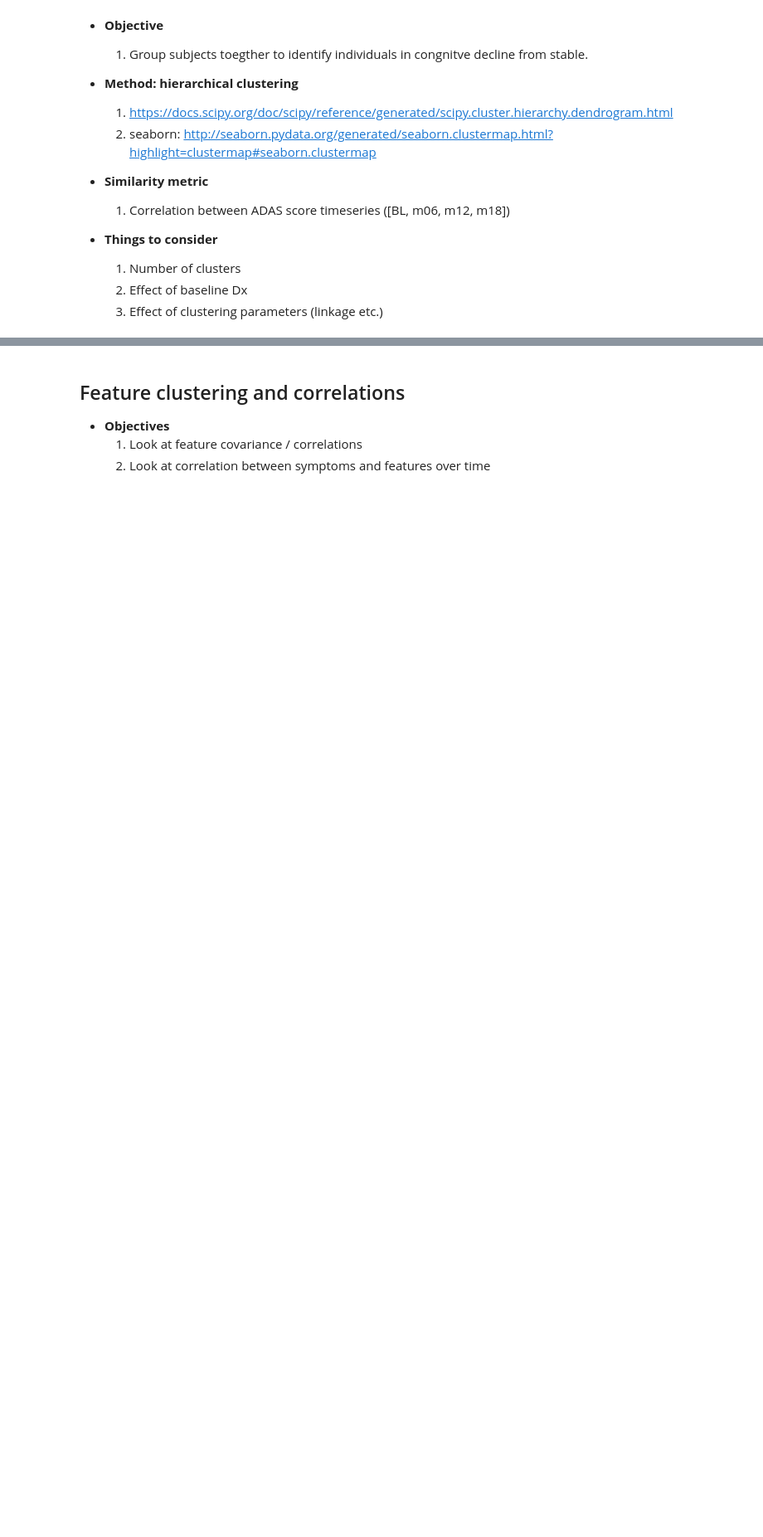
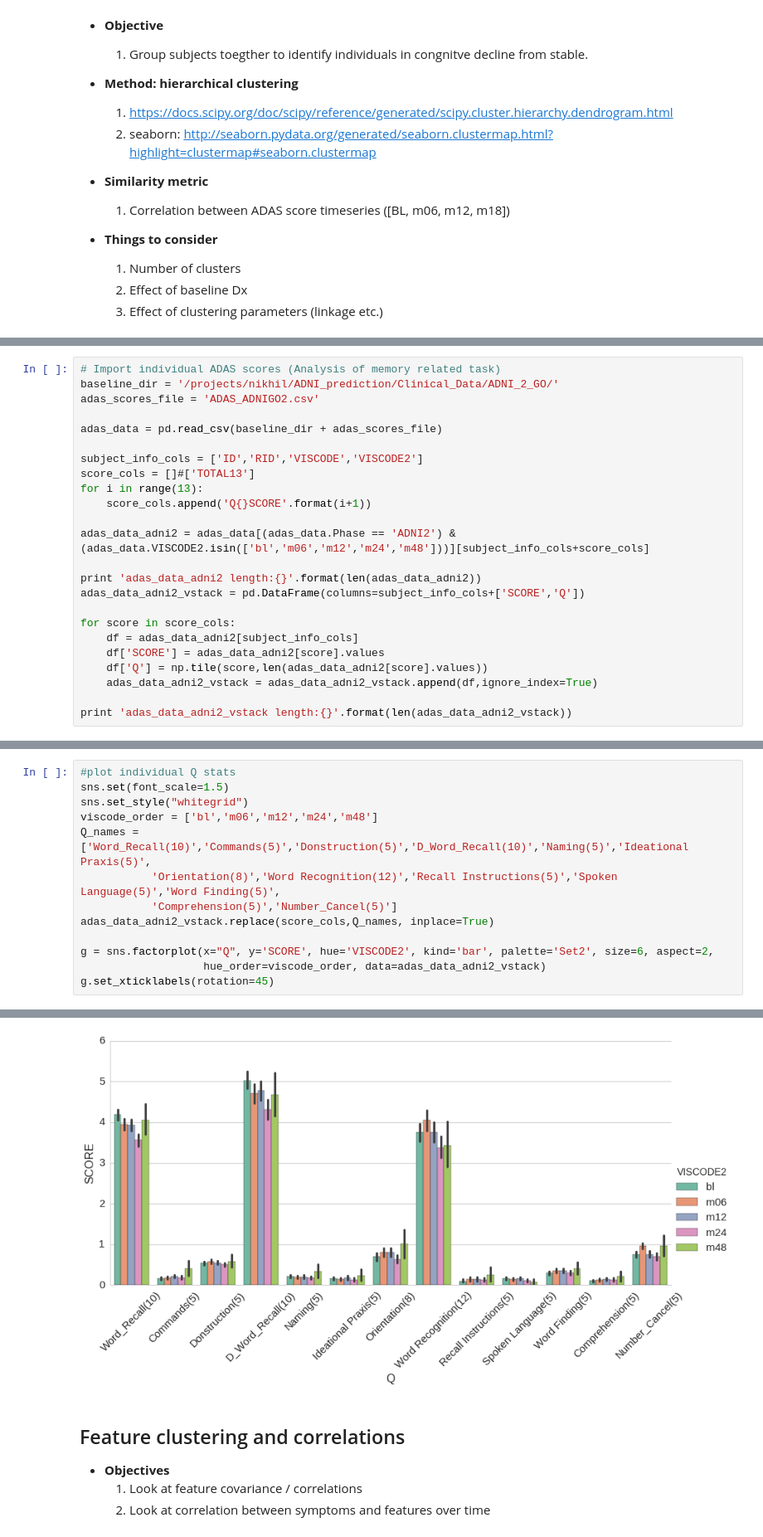
Before and after one commit to TIGRLab/NI-ML, a Jupyter notebook: models/notebooks/ADNI_longitudinal_stats.ipynb, the cells around one changed output, grey strips where cells are left out. Shown at 83% size. Cells and saved outputs as stored; diff of their text form; blank space fills up the shorter version.

```diff
--- a/models/notebooks/ADNI_longitudinal_stats.ipynb
+++ b/models/notebooks/ADNI_longitudinal_stats.ipynb
@@ -377,0 +432,24 @@ plt.title('Individual trajectories per Dx (CN,MCI,AD)')
+# %%
+# Import individual ADAS scores (Analysis of memory related task)
+baseline_dir = '/projects/nikhil/ADNI_prediction/Clinical_Data/ADNI_2_GO/'
+adas_scores_file = 'ADAS_ADNIGO2.csv'
+
+adas_data = pd.read_csv(baseline_dir + adas_scores_file)
+
+subject_info_cols = ['ID','RID','VISCODE','VISCODE2']
+score_cols = []#['TOTAL13']
+for i in range(13):
+    score_cols.append('Q{}SCORE'.format(i+1))
+
+adas_data_adni2 = adas_data[(adas_data.Phase == 'ADNI2') & (adas_data.VISCODE2.isin(['bl','m06','m12','m24','m48']))][subject_info_cols+score_cols]
+
+print 'adas_data_adni2 length:{}'.format(len(adas_data_adni2))
+adas_data_adni2_vstack = pd.DataFrame(columns=subject_info_cols+['SCORE','Q'])
+
+for score in score_cols:
+    df = adas_data_adni2[subject_info_cols]
+    df['SCORE'] = adas_data_adni2[score].values
+    df['Q'] = np.tile(score,len(adas_data_adni2[score].values))
+    adas_data_adni2_vstack = adas_data_adni2_vstack.append(df,ignore_index=True)
+
+print 'adas_data_adni2_vstack length:{}'.format(len(adas_data_adni2_vstack))
@@ -377,0 +467,14 @@ plt.title('Individual trajectories per Dx (CN,MCI,AD)')
+# %%
+#plot individual Q stats
+sns.set(font_scale=1.5)
+sns.set_style("whitegrid")
+viscode_order = ['bl','m06','m12','m24','m48']
+Q_names = ['Word_Recall(10)','Commands(5)','Donstruction(5)','D_Word_Recall(10)','Naming(5)','Ideational Praxis(5)',
+           'Orientation(8)','Word Recognition(12)','Recall Instructions(5)','Spoken Language(5)','Word Finding(5)',
+           'Comprehension(5)','Number_Cancel(5)']
+adas_data_adni2_vstack.replace(score_cols,Q_names, inplace=True)
+
+g = sns.factorplot(x="Q", y='SCORE', hue='VISCODE2', kind='bar', palette='Set2', size=6, aspect=2,
+                   hue_order=viscode_order, data=adas_data_adni2_vstack)
+g.set_xticklabels(rotation=45)
+# %% [output]
@@ -378,3 +482,4 @@ plt.title('Individual trajectories per Dx (CN,MCI,AD)')
+[figure, added]
 # %% [markdown]
 ## Feature clustering and correlations
 
```
Also changed, not shown: parts of 11 cells of this notebook, 25 other files.
